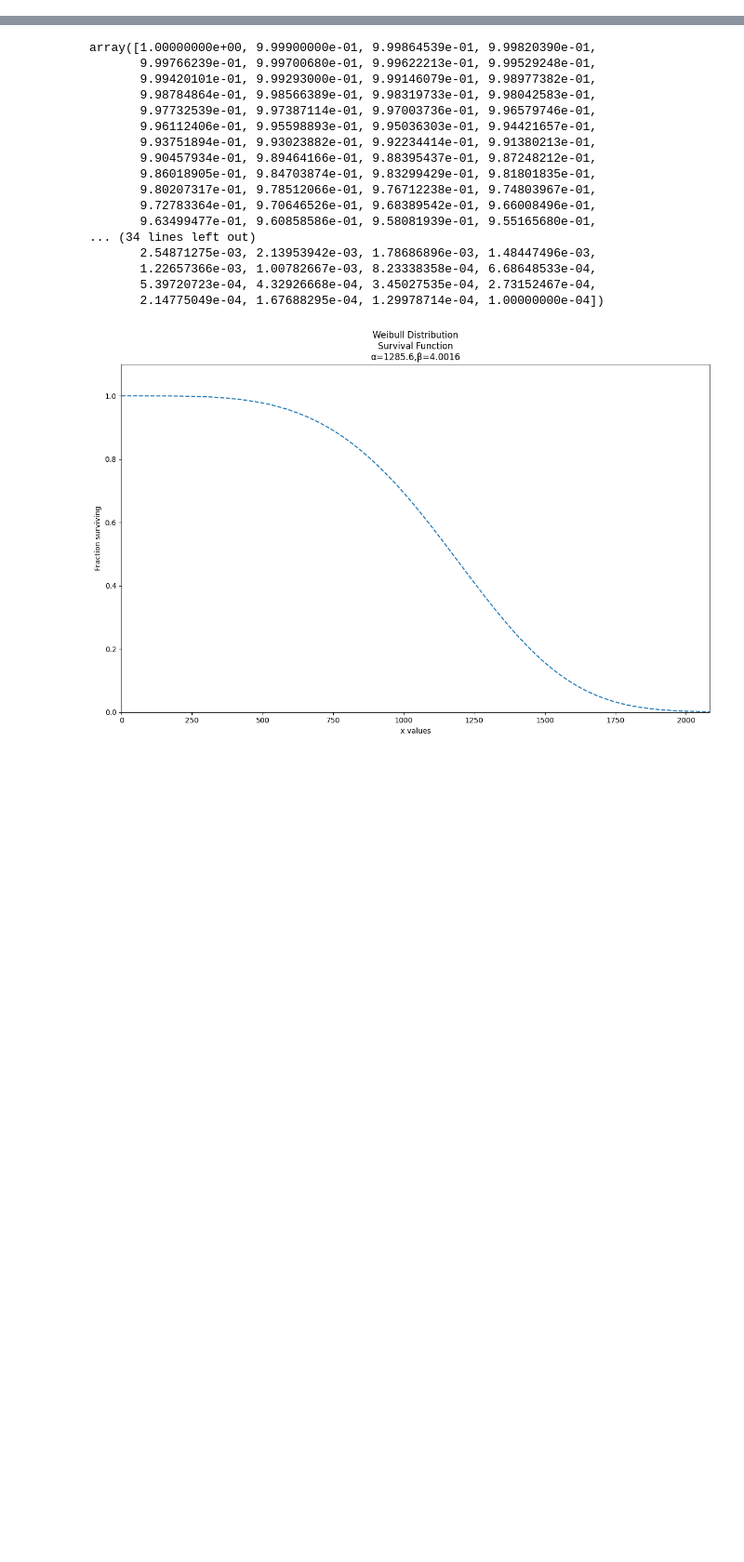
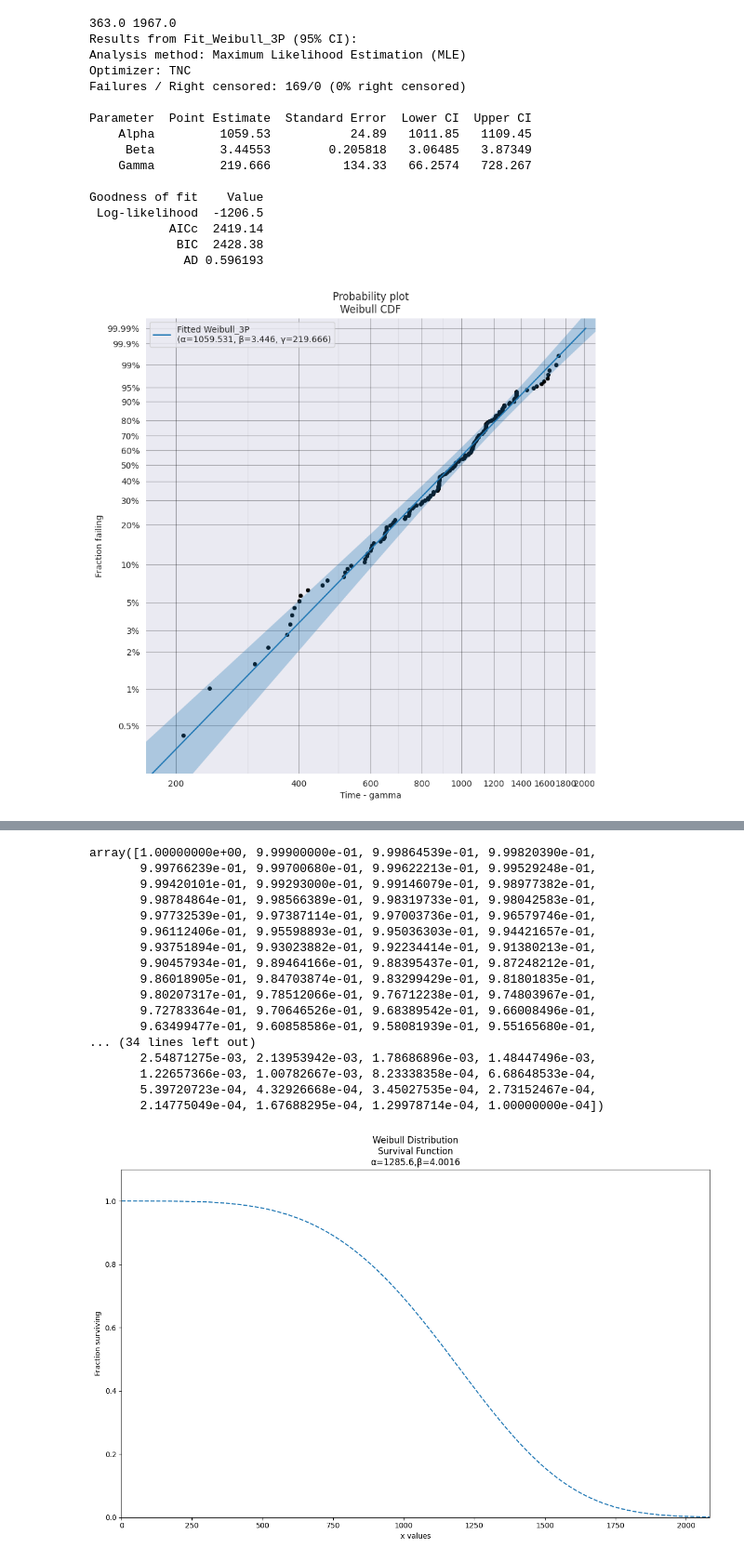
Before and after one commit to Nick-star/Veibull, a Jupyter notebook: math_test.ipynb, the cells around one changed output, grey strips where cells are left out. Shown at 93% size. Saved outputs shown, nothing was run; the diff lists cells and outputs as text; code cells hidden in the pictures; blank space fills up the shorter version.

```diff
--- a/math_test.ipynb
+++ b/math_test.ipynb
@@ -21,0 +1,28 @@ print(df)
+# %%
+import seaborn as sns
+import pandas as pd
+import numpy as np
+import matplotlib.pyplot as plt
+
+
+def drop_outliers(dataframe, column):
+    col = dataframe[column].dropna()
+    q1 = col.quantile(0.25)
+    q3 = col.quantile(0.75)
+    iqr = q3 - q1
+    lower = q1 - 1.5 * iqr
+    upper = q3 + 1.5 * iqr
+    # _, low, high = sigmaclip(dataframe[column].dropna(), low=3, high=3)
+    print(lower, upper)
+    # print(low, high)
+    return dataframe[dataframe[column].isnull() | ((dataframe[column] >= lower) & (dataframe[column] <= upper))]
+
+
+first_date = pd.to_datetime('2013-01-25')
+last_date = pd.to_datetime('2019-10-10')
+# last_date = pd.to_datetime('2019-10-04')
+original_columns = ['№ эл-ра', 'Дата пуска', 'Дата откл.']
+
+df = pd.read_excel('new_data.xlsx', usecols=original_columns)
+df.columns = ['id', 'start_date', 'stop_date']
+df.head()
@@ -53,0 +76,5 @@ df.dropna(inplace=True)
+# %%
+dup = df[(df.start_date > first_date) & (df.start_date < last_date) & df.stop_date.notnull()].copy()
+dup['st_days'] = (dup.stop_date - dup.start_date).dt.days
+dup.loc[dup.stop_date > last_date, 'cens_days'] = (last_date - pd.to_datetime(dup.start_date)).dt.days
+dup.describe()
@@ -53,0 +91,23 @@ df.dropna(inplace=True)
+# %%
+from reliability.Fitters import Fit_Weibull_3P
+
+dup = drop_outliers(dup, 'st_days')
+first = Fit_Weibull_3P(failures=np.array(dup.st_days))
+# %% [output]
+363.0 1967.0
+Results from Fit_Weibull_3P (95% CI):
+Analysis method: Maximum Likelihood Estimation (MLE)
+Optimizer: TNC
+Failures / Right censored: 169/0 (0% right censored)
+
+Parameter  Point Estimate  Standard Error  Lower CI  Upper CI
+    Alpha         1059.53           24.89   1011.85   1109.45
+     Beta         3.44553        0.205818   3.06485   3.87349
+    Gamma         219.666          134.33   66.2574   728.267
+
+Goodness of fit    Value
+ Log-likelihood  -1206.5
+           AICc  2419.14
+            BIC  2428.38
+             AD 0.596193
+[figure, added]
```
Also changed, not shown: parts of 32 cells of this notebook.
